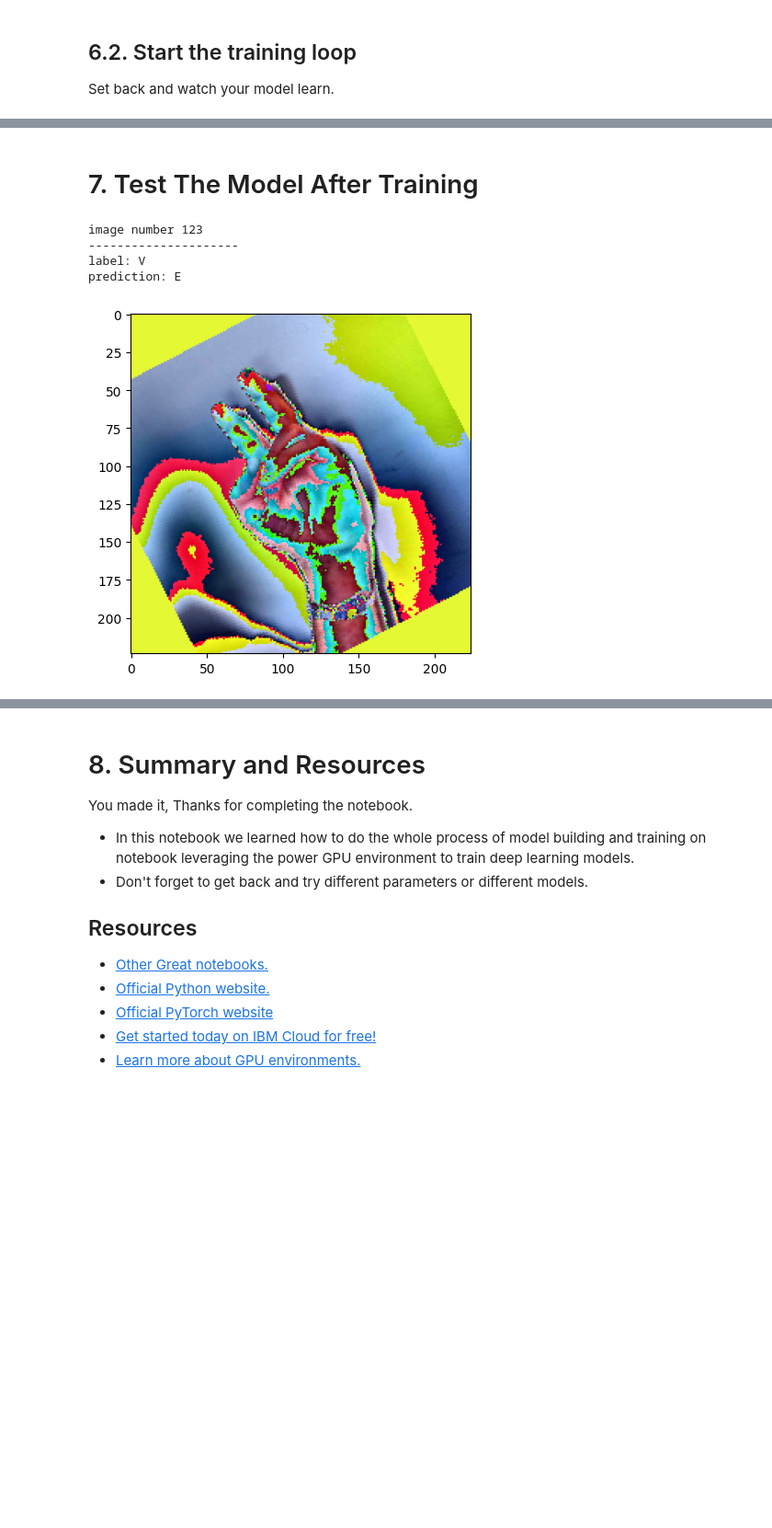
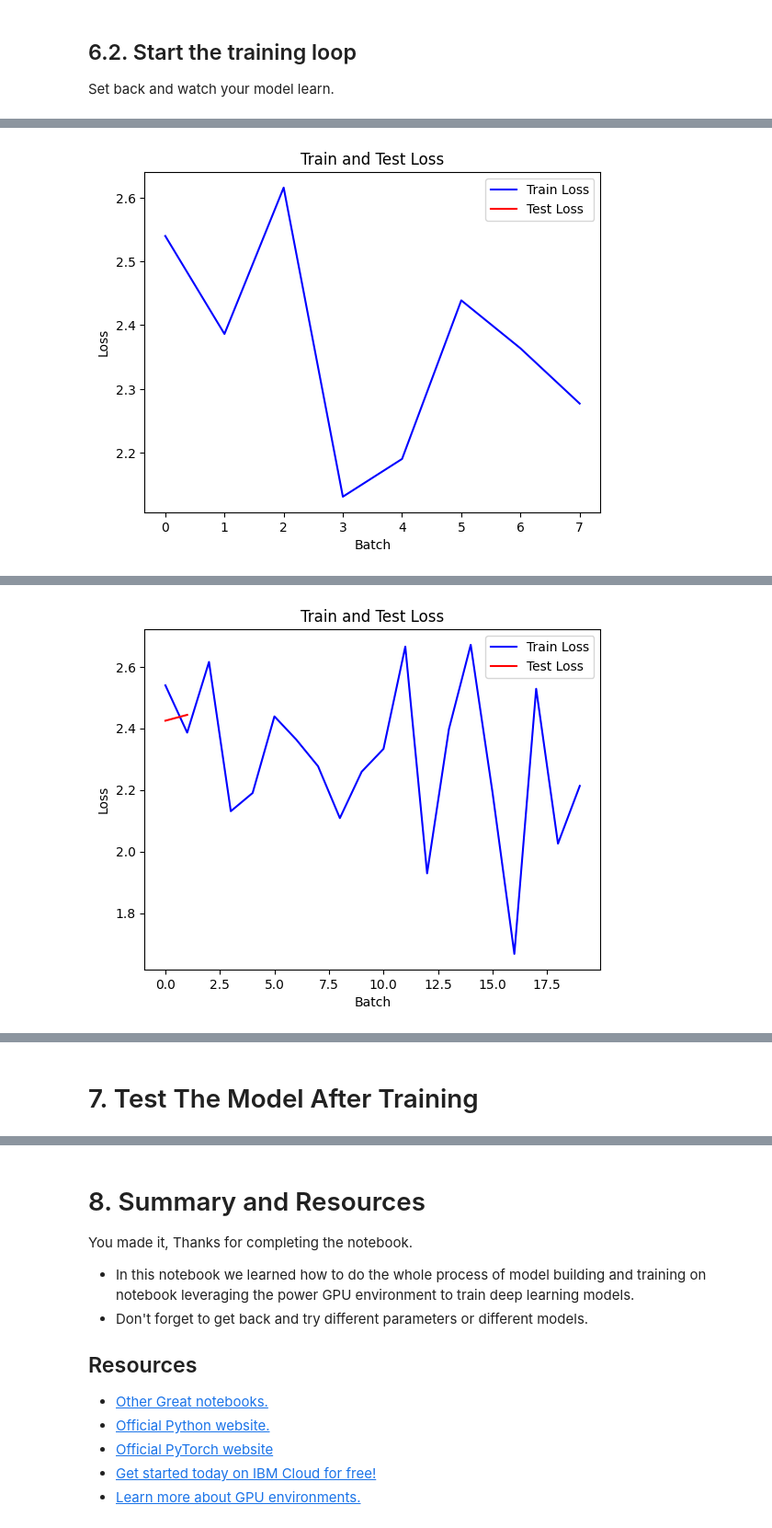
Before and after one commit to lizjwh/groupIAI_5take2, a Jupyter notebook: 4 Training and testing OG Model on our dataset/TransferLearning_model.ipynb, the cells around one changed output, grey strips where cells are left out. Shown at 92% size. Cells and saved outputs as stored; diff of their text form; code cells hidden in the pictures; blank space fills up the shorter version.

```diff
--- a/4 Training and testing OG Model on our dataset/TransferLearning_model.ipynb
+++ b/4 Training and testing OG Model on our dataset/TransferLearning_model.ipynb
@@ -266,18 +268,18 @@ model.load_state_dict(state_dict, strict=False)
 model.classifier= nn.Sequential(nn.Dropout(p=0.6, inplace=False),
                                 nn.Linear(in_features=1280, out_features=27, bias=True),
                                 nn.LogSoftmax(dim=1))
-
+#
 # unlock last block before the classifier(last layer).
-for p in model.features[-1:].parameters():
-    p.requires_grad = True
+#for p in model.features[0:].parameters():
+#    p.requires_grad = True
 
 
 # choose your loss function
 criterion = nn.NLLLoss()
 
 # define optimizer to train only the classifier and the previous three block.
-optimizer = optim.Adam([{'params':model.features[-1].parameters()},
-                       # {'params':model.features[-2].parameters()},
+optimizer = optim.Adam([#{'params':model.features[-1].parameters()},
+                       #{'params':model.features[-2].parameters()},
                         #{'params':model.features[-3].parameters()},
                         {'params':model.classifier.parameters()}], lr=0.0005)
 
@@ -328,7 +330,7 @@ testloader = torch.utils.data.DataLoader(combined_test_dataset, batch_size=32)
 
 device = torch.device("cuda:0" if torch.cuda.is_available() else "cpu")
 model.to(device)
-epochs = 5
+epochs = 1
 step = 0
 running_loss = 0
 print_every = 20
@@ -341,19 +343,25 @@ steps=math.ceil(len(combined_train_dataset)/(trainloader.batch_size))
 ## 6.2. Start the training loop
 Set back and watch your model learn.
 # %%
-%%time
+import matplotlib.pyplot as plt
+import torch
 from tqdm import tqdm
-from colorama import Fore,Style
+from colorama import Fore, Style
 import sys
+
+train_loss_arr = []  # List to store training loss values
+test_loss_arr = []   # List to store testing loss values
+test_loss_step = []
 
 for epoch in range(epochs):
     print(Style.RESET_ALL)
     print(f"--------------------------------- START OF EPOCH [ {epoch+1} ] >>> LR =  {optimizer.param_groups[-1]['lr']} ---------------------------------\n")
-    for inputs, labels in tqdm(trainloader,desc=Fore.GREEN +f"* PROGRESS IN EPOCH {epoch+1} ",file=sys.stdout):
+
+    for inputs, labels in tqdm(trainloader, desc=Fore.GREEN + f"* PROGRESS IN EPOCH {epoch+1} ", file=sys.stdout):
         model.train()
         step += 1
-        inputs=inputs.to(device)
-        labels=labels.to(device)
+        inputs = inputs.to(device)
+        labels = labels.to(device)
 
         optimizer.zero_grad()
 
@@ -362,40 +370,36 @@ for epoch in range(epochs):
         loss.backward()
         optimizer.step()
 
-        running_loss += loss.item()
+        train_loss_arr.append(loss.item())  # Store training loss value
 
-        if (step % print_every == 0) or (step==steps):
+        if (step % print_every == 0) or (step == steps):
             test_loss = 0
-            accuracy = 0
             model.eval()
             with torch.no_grad():
                 for inputs, labels in testloader:
                     inputs, labels = inputs.to(device), labels.to(device)
                     props = model.forward(inputs)
                     batch_loss = criterion(props, labels)
-
                     test_loss += batch_loss.item()
 
-                    # Calculate accuracy
-                    ps = torch.exp(props)
-                    top_p, top_class = ps.topk(1, dim=1)
-                    equals = top_class == labels.view(*top_class.shape)
-                    accuracy += torch.mean(equals.type(torch.FloatTensor)).item()
+            test_loss_arr.append(test_loss / len(testloader))  # Store testing loss value
+            test_loss_step.append(step) #Storing batch number for test loss
 
-
-
+            # Plotting the losses
+            plt.plot(train_loss_arr, label='Train Loss', color='blue')
+            plt.plot(test_loss_step, test_loss_arr, label='Test Loss', color='red')
+            plt.xlabel('Batch')
+            plt.ylabel('Loss')
+            plt.title('Train and Test Loss')
+            plt.legend()
+            plt.show()
 
             tqdm.write(f"Epoch ({epoch+1} of {epochs}) ... "
-                  f"Step  ({step:3d} of {steps}) ... "
-                  f"Train loss: {running_loss/print_every:.3f} ... "
-                  f"Test loss: {test_loss/len(testloader):.3f} ... "
-                  f"Test accuracy: {accuracy/len(testloader):.3f} ")
-            trainlossarr.append(running_loss/print_every)
-            testlossarr.append(test_loss/len(testloader))
-            running_loss = 0
-
+                       f"Step  ({step:3d} of {steps}) ... "
+                       f"Train loss: {train_loss_arr[-1]:.3f} ... "
+                       f"Test loss: {test_loss_arr[-1]:.3f}")
 
     scheduler.step()
-    step=0
+    step = 0
 # %% [output]
 --------------------------------- START OF EPOCH [ 1 ] >>> LR =  0.0005 ---------------------------------
@@ -417,0 +406 @@ Wall time: 21min 33s
+[figure, added]
@@ -417,0 +408 @@ Wall time: 21min 33s
+[figure, added]
@@ -461,12 +455,6 @@ print("label:",classes[labels[index].item()])
 
 #print predicted class
 print("prediction:", classes[res.argmax().item()])
-# %% [output]
-image number 123
----------------------
-label: V
-prediction: E
-[figure, removed]
 # %%
 # Check whether we have a GPU.  Use it if we do.
 device = torch.device('cuda' if torch.cuda.is_available() else 'cpu')
```
Also changed, not shown: parts of 6 cells of this notebook.
